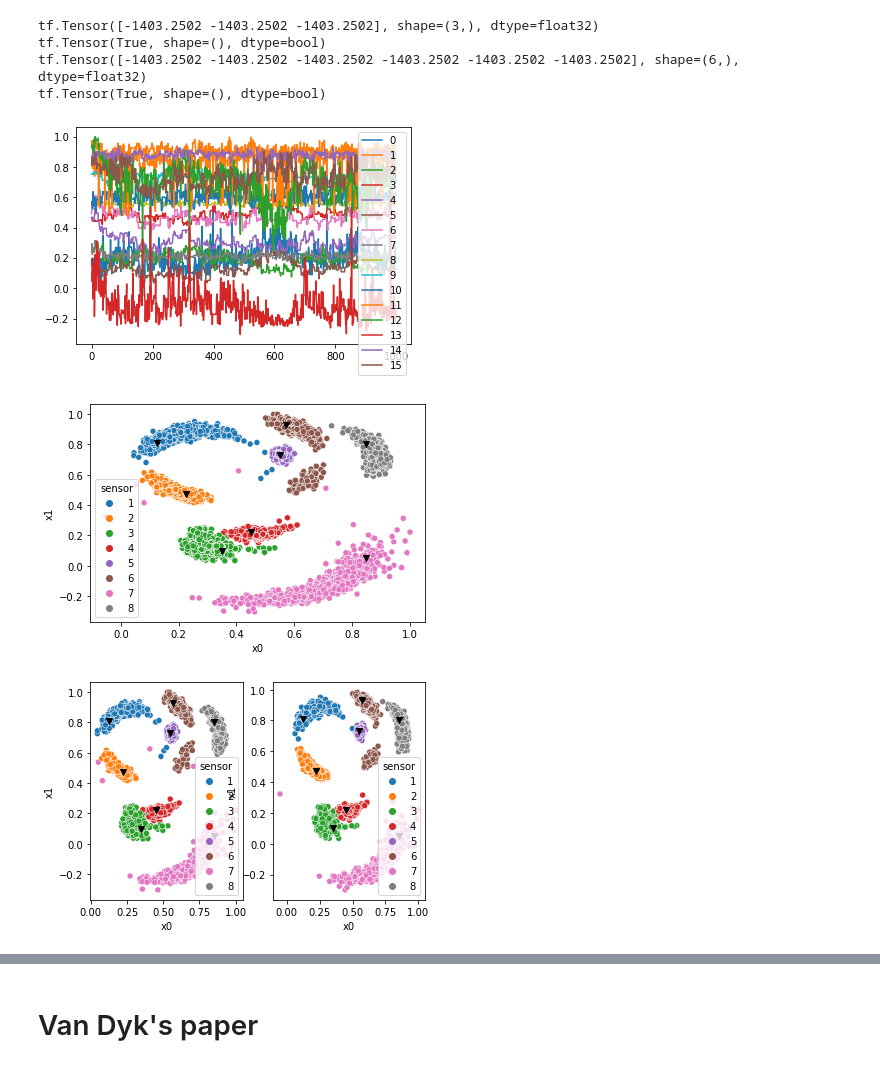
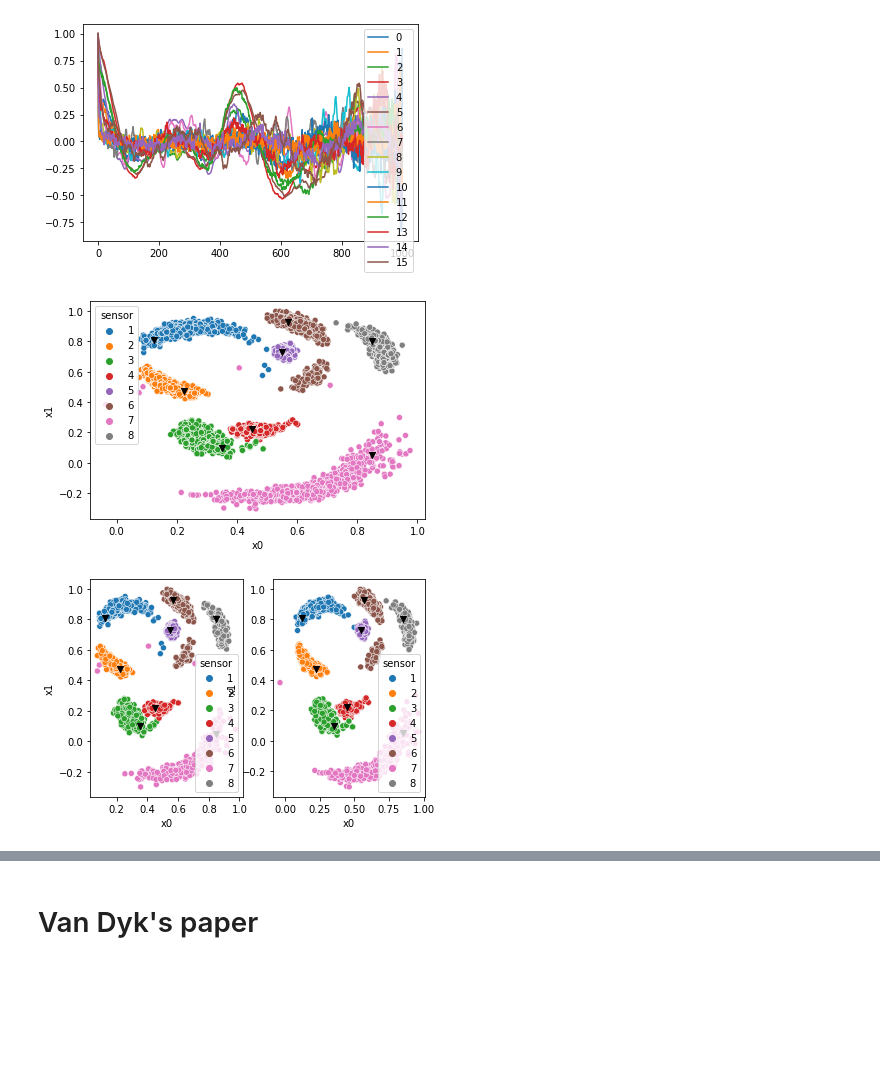
Before and after one commit to XingLLiu/u-stat-high-dim, a Jupyter notebook: sensor_network.ipynb, the cells around one changed output, grey strips where cells are left out. Drawn from its saved outputs; the diff is of its cells as text; code cells hidden in the pictures; blank space fills up the shorter version.

Commit message:
change back to modified sensors model; update all notebooks

```diff
--- a/sensor_network.ipynb
+++ b/sensor_network.ipynb
@@ -119,19 +118,0 @@ tf.Tensor([-1403.2504 -1403.2504 -1403.2504 -1403.2504 -1403.2504 -1403.2504], s
-# %%
-tf.random.set_seed(1)
-
-loc = tf.random.uniform((1, 16))
-loc2 = tf.concat([loc, loc, loc], axis=0)
-pp2_2 = target.log_prob2(loc2) - 25.
-print(pp2_2)
-
-print(tf.experimental.numpy.allclose(pp2, pp2_2))
-
-loc3 = tf.concat([loc2, loc2], axis=0)
-pp3_2 = target.log_prob2(loc3) - 25.
-print(pp3_2)
-print(tf.experimental.numpy.allclose(pp3, pp3_2))
-# %% [output]
-tf.Tensor([-1403.2502 -1403.2502 -1403.2502], shape=(3,), dtype=float32)
-tf.Tensor(True, shape=(), dtype=bool)
-tf.Tensor([-1403.2502 -1403.2502 -1403.2502 -1403.2502 -1403.2502 -1403.2502], shape=(6,), dtype=float32)
-tf.Tensor(True, shape=(), dtype=bool)
@@ -159,16 +124,16 @@ ind = tf.range(start=0, limit=200000, delta=200000//n)
 # ind = tf.range(start=0, limit=100000, delta=100000//n)
 # ind = range(n)
 
-mcmc_res = pd.read_csv("res/sensors/res_ram_improper.csv")
+mcmc_res = pd.read_csv("res/sensors/res_ram_improper2.csv")
 samples_off = tf.constant(mcmc_res.loc[ind].to_numpy(), dtype=tf.float32)
 # %%
 # autocorrelation
-# plt.plot(range(samples_off.shape[0]), tfp.stats.auto_correlation(samples_off, axis=0)[:, 0])
 for j in range(dim):
-    plt.plot(range(samples_off.shape[0]), samples_off[:, j], label=f"{j}")
+    plt.plot(range(samples_off.shape[0]), tfp.stats.auto_correlation(samples_off, axis=0)[:, j], label=f"{j}")
+#     plt.plot(range(samples_off.shape[0]), samples_off[:, j], label=f"{j}")
 _ = plt.legend()
 # %% [output]
-[figure, old version]
+[figure, new version]
 # %%
 def plot_sensors(x, lims=None, loc_true=None, extra=None):
     n = x.shape[0]
@@ -198,7 +163,7 @@ plot_sensors(samples_off,
              loc_true=loc_true[:8],
 )
 # %% [output]
-[figure, old version]
+[figure, new version]
 # %%
 tf.random.set_seed(1)
 
@@ -219,4 +184,4 @@ plt.subplot(1, 2, 2)
 plot_sensors(sample_off_test, loc_true=loc_true[:8])
 plt.show()
 # %% [output]
-[figure, old version]
+[figure, new version]
```
Also changed, not shown: parts of 58 cells of this notebook, 8 other files.
